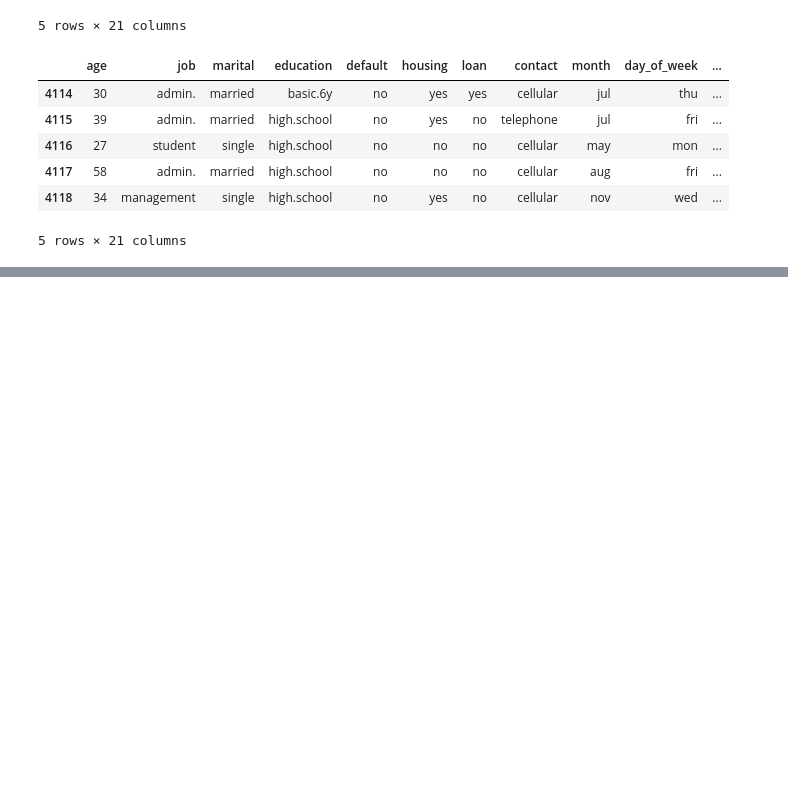
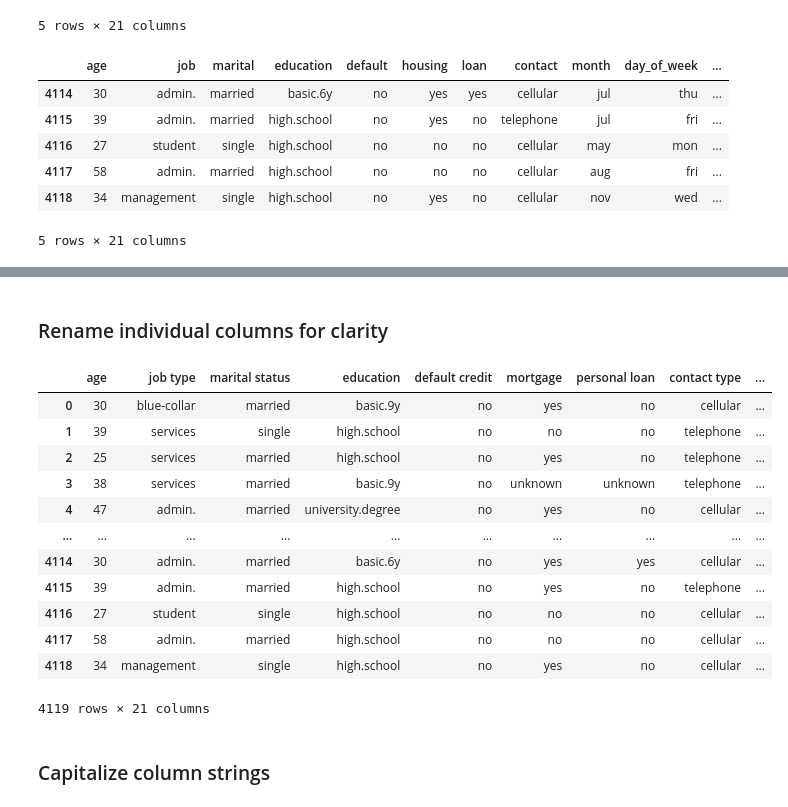
Before and after one commit to Tyton25/Regis-MSDE_620, a Jupyter notebook: Week4/BensinkT_MSDE620_Lab4.ipynb, the cells around one changed output, grey strips where cells are left out. Cells and saved outputs as stored; diff of their text form; code cells hidden in the pictures; blank space fills up the shorter version.

```diff
--- a/Week4/BensinkT_MSDE620_Lab4.ipynb
+++ b/Week4/BensinkT_MSDE620_Lab4.ipynb
@@ -43,0 +108,36 @@ df.tail()
+# %% [markdown]
+### Rename individual columns for clarity
+# %%
+df.rename(columns = {'nr employed':'number employed'}, inplace=True)
+df.rename(columns = {'poutcome':'previous outcome'}, inplace=True)
+df.rename(columns = {'pdays':'days since contacted'}, inplace=True)
+df.rename(columns = {'previous':'number previous contacts'}, inplace=True)
+df.rename(columns = {'y':'term deposited'}, inplace=True)
+df.rename(columns = {'euribor3m':'eurobori 3 mos'}, inplace=True)
+df.rename(columns = {'duration':'contact duration'}, inplace=True)
+df.rename(columns = {'marital':'marital status'}, inplace=True)
+df.rename(columns = {'job':'job type'}, inplace=True)
+df.rename(columns = {'housing':'mortgage'}, inplace=True)
+df.rename(columns = {'loan':'personal loan'}, inplace=True)
+df.rename(columns = {'default':'default credit'}, inplace=True)
+df.rename(columns = {'month':'last contact'}, inplace=True)
+df.rename(columns = {'contact':'contact type'}, inplace=True)
+df.rename(columns = {'campaign':'total contacts'}, inplace=True)
+df.rename(columns = {'emp var rate':'employment variation rate'}, inplace=True)
+df
+# %% [output]
+|  | age | job type | marital status | education | default credit | mortgage | personal loan | contact type | ... |
+| 0 | 30 | blue-collar | married | basic.9y | no | yes | no | cellular | ... |
+| 1 | 39 | services | single | high.school | no | no | no | telephone | ... |
+| 2 | 25 | services | married | high.school | no | yes | no | telephone | ... |
+| 3 | 38 | services | married | basic.9y | no | unknown | unknown | telephone | ... |
+| 4 | 47 | admin. | married | university.degree | no | yes | no | cellular | ... |
+| ... | ... | ... | ... | ... | ... | ... | ... | ... | ... |
+| 4114 | 30 | admin. | married | basic.6y | no | yes | yes | cellular | ... |
+| 4115 | 39 | admin. | married | high.school | no | yes | no | telephone | ... |
+| 4116 | 27 | student | single | high.school | no | no | no | cellular | ... |
+| 4117 | 58 | admin. | married | high.school | no | no | no | cellular | ... |
+| 4118 | 34 | management | single | high.school | no | yes | no | cellular | ... |
+4119 rows × 21 columns
+# %% [markdown]
+### Capitalize column strings
```
Also changed, not shown: parts of 29 cells of this notebook.
